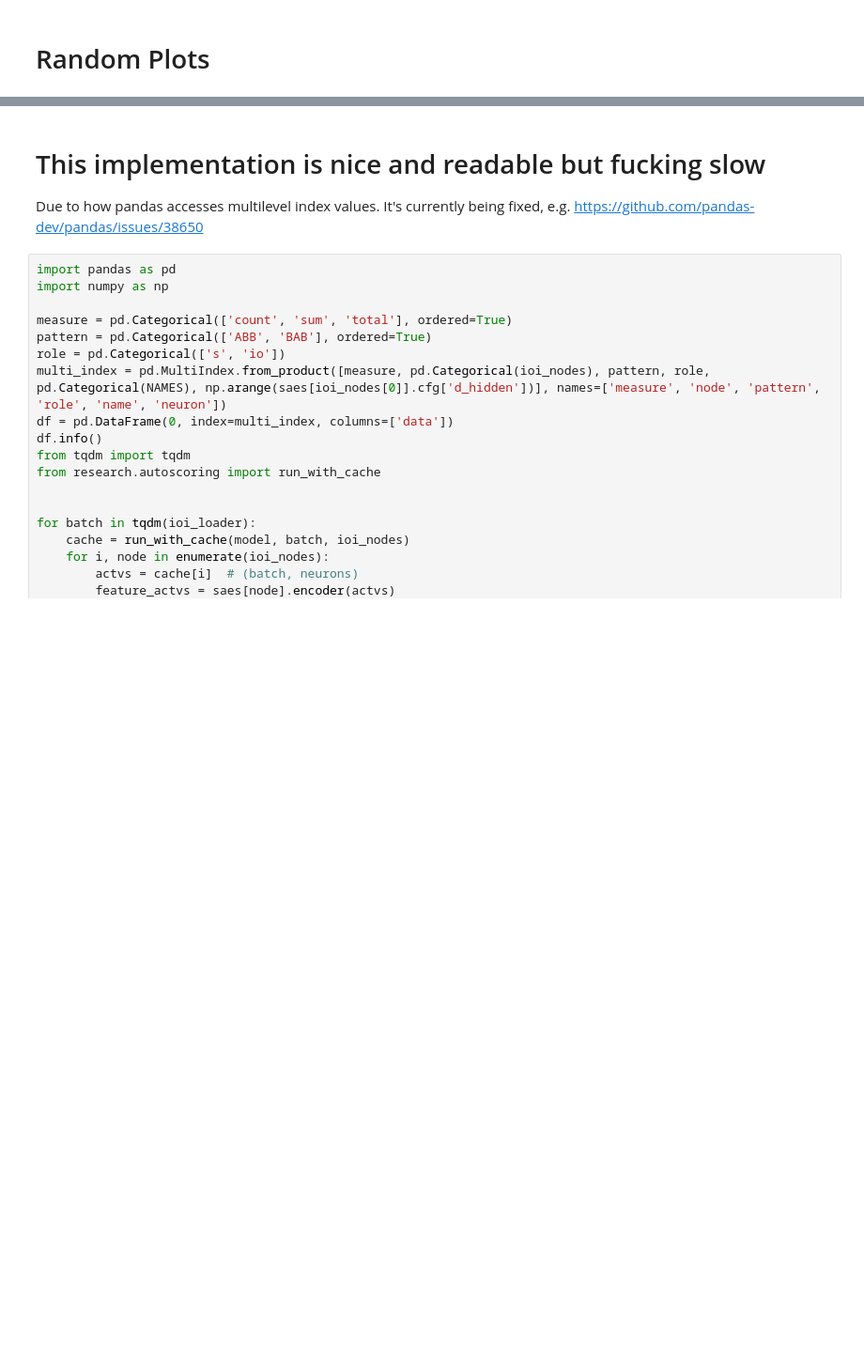
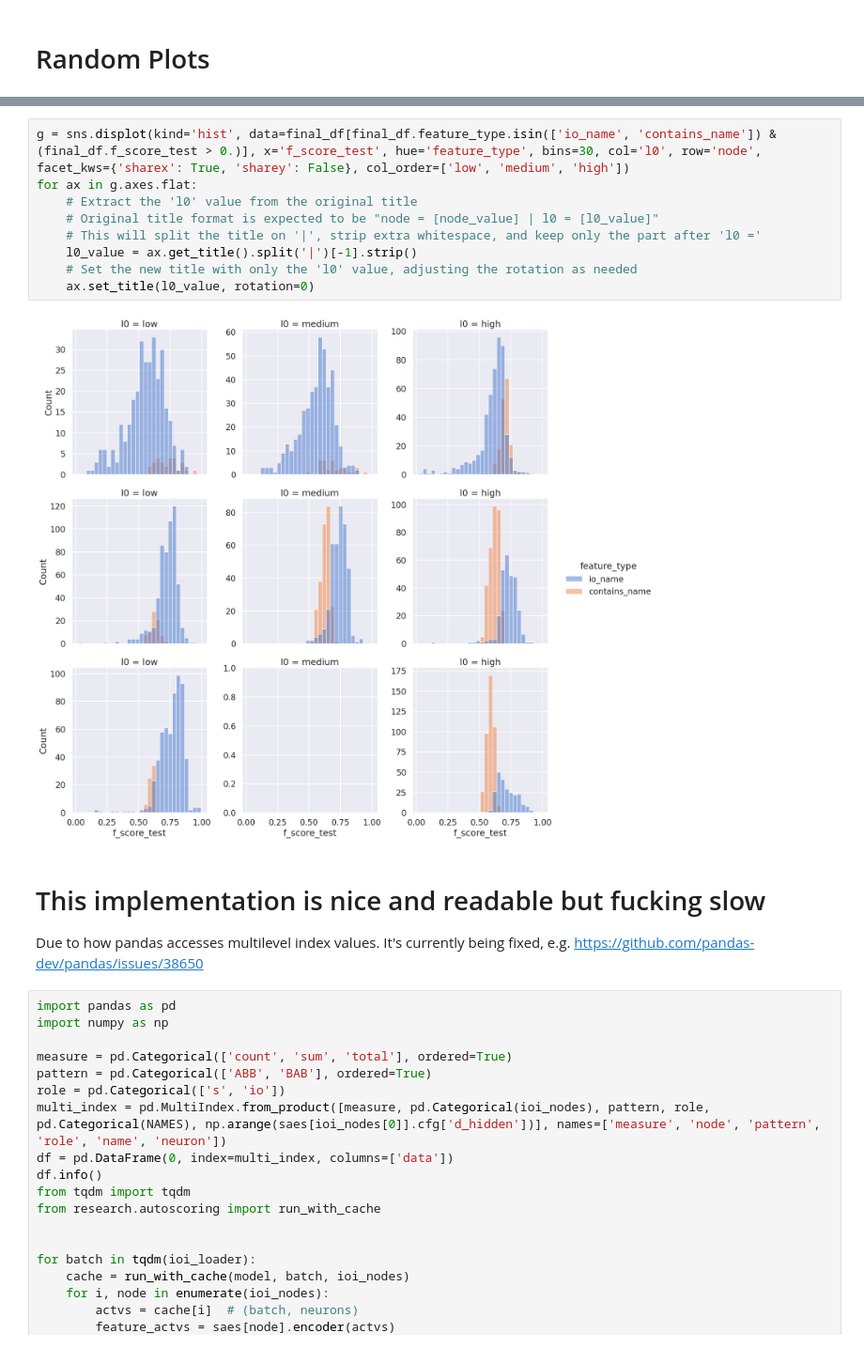
Before and after one commit to Goreg12345/sparse-autoencoder, a Jupyter notebook: research/autoscoring.ipynb, the cells around one changed output, grey strips where cells are left out. Shown at 94% size. Saved outputs shown, nothing was run; the diff lists cells and outputs as text; blank space fills up the shorter version.

```diff
--- a/research/autoscoring.ipynb
+++ b/research/autoscoring.ipynb
@@ -358,3 +648,14 @@ plt.title('IO name features')
+# %%
+g = sns.displot(kind='hist', data=final_df[final_df.feature_type.isin(['io_name', 'contains_name']) & (final_df.f_score_test > 0.)], x='f_score_test', hue='feature_type', bins=30, col='l0', row='node', facet_kws={'sharex': True, 'sharey': False}, col_order=['low', 'medium', 'high'])
+for ax in g.axes.flat:
+    # Extract the 'l0' value from the original title
+    # Original title format is expected to be "node = [node_value] | l0 = [l0_value]"
+    # This will split the title on '|', strip extra whitespace, and keep only the part after 'l0 ='
+    l0_value = ax.get_title().split('|')[-1].strip()
+    # Set the new title with only the 'l0' value, adjusting the rotation as needed
+    ax.set_title(l0_value, rotation=0)
+# %% [output]
+[figure, added]
 # %% [markdown]
 # This implementation is nice and readable but fucking slow
 
```
Also changed, not shown: parts of 28 cells of this notebook, 1 other file.
